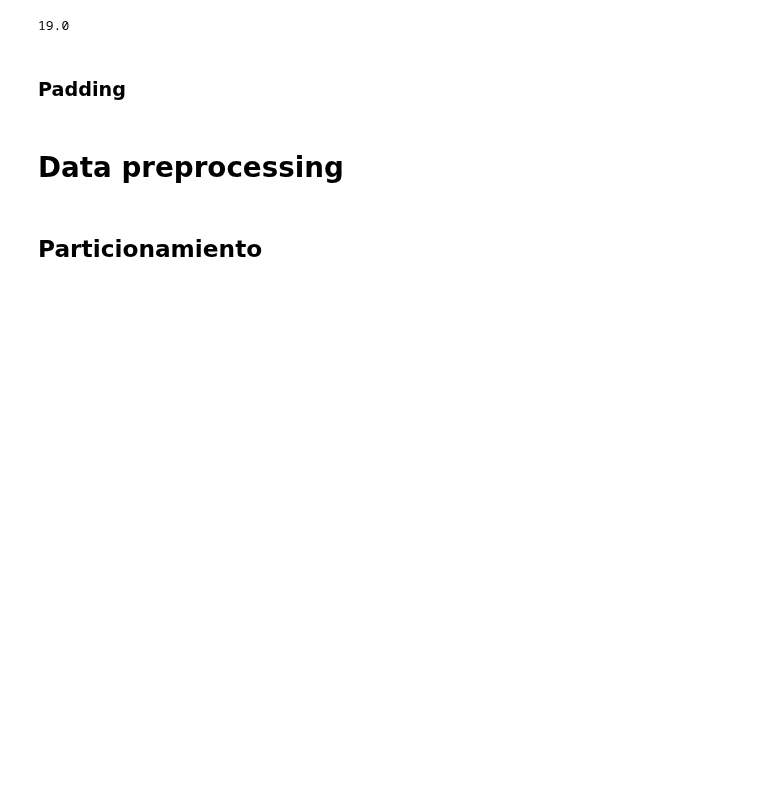
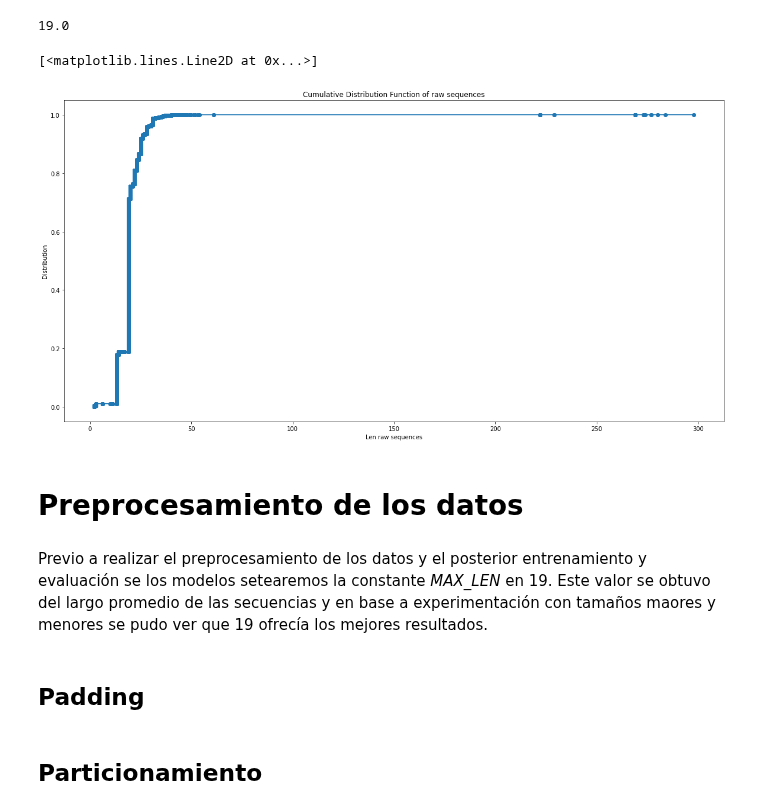
Before and after one commit to fededemo/ObligatorioDeepLearning, a Jupyter notebook: Template HDFS Log Classification.ipynb, the cells around one changed output. Drawn from its saved outputs; the diff is of its cells as text; code cells hidden in the pictures; blank space fills up the shorter version.

```diff
--- a/Template HDFS Log Classification.ipynb
+++ b/Template HDFS Log Classification.ipynb
@@ -111,0 +117,23 @@ np.median([len(s) for s in raw_sequences])
+# %%
+# Esto no tengo ni idea qué es. ¿Qué aporta? ¿Es parte del EDA?
+# get the cdf values of the len
+y = np.arange(len([len(s) for s in raw_sequences])) / float(len([len(s) for s in raw_sequences]))
+
+#fig size
+plt.figure(figsize=(20,10))
+#labels
+plt.xlabel('Len raw sequences')
+plt.ylabel('Distribution')
+#title
+plt.title('Cumulative Distribution Function of raw sequences')
+#plot
+plt.plot(np.sort([len(s) for s in raw_sequences]), y, marker='o')
+# %% [output]
+[<matplotlib.lines.Line2D at 0x...>]
+[figure, added]
+# %% [markdown]
+# Preprocesamiento de los datos
+# %% [markdown]
+Previo a realizar el preprocesamiento de los datos y el posterior entrenamiento y evaluación se los modelos setearemos la constante
+_MAX\_LEN_ en 19. Este valor se obtuvo del largo promedio de las secuencias y en base a experimentación con
+tamaños maores y menores se pudo ver que 19 ofrecía los mejores resultados.
@@ -112,3 +142,3 @@ np.median([len(s) for s in raw_sequences])
 # %% [markdown]
-### Padding
+## Padding
 # %%
@@ -117,5 +146,3 @@ padded_sequences = utils.pad_sequences(raw_sequences, max_len)
-# %% [markdown]
-# Data preprocessing
 # %% [markdown]
 ## Particionamiento
 # %%
```
Also changed, not shown: parts of 101 cells of this notebook, 2 other files.
